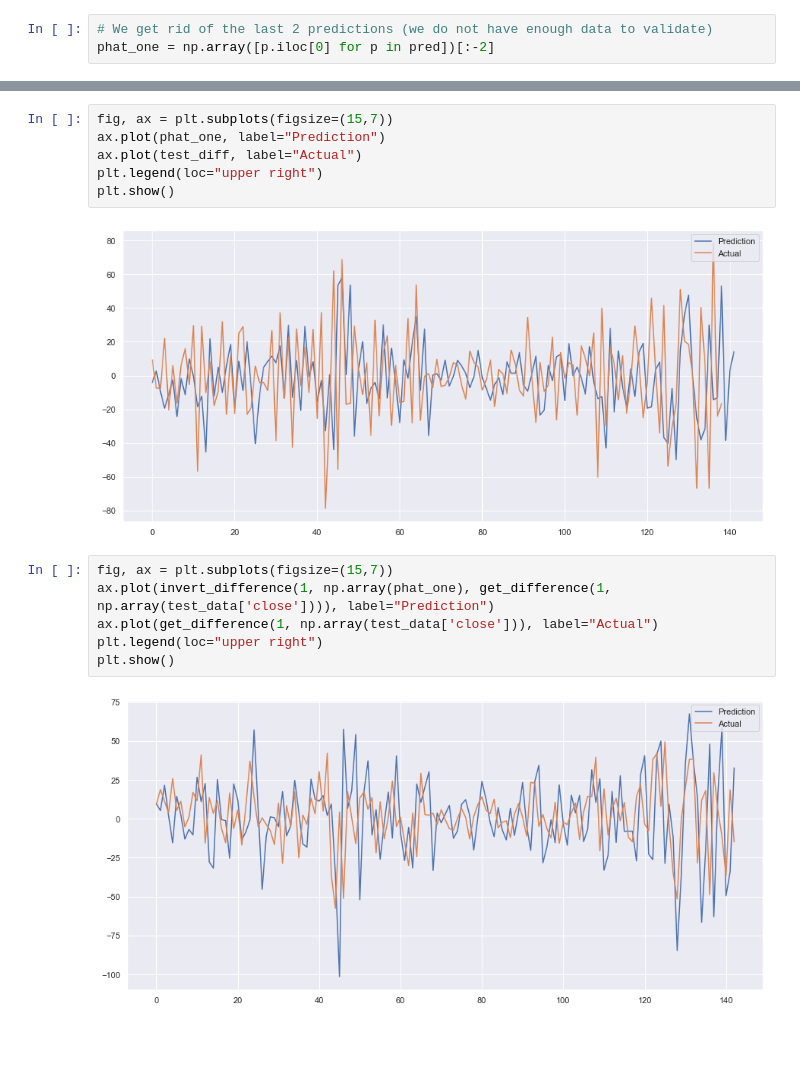
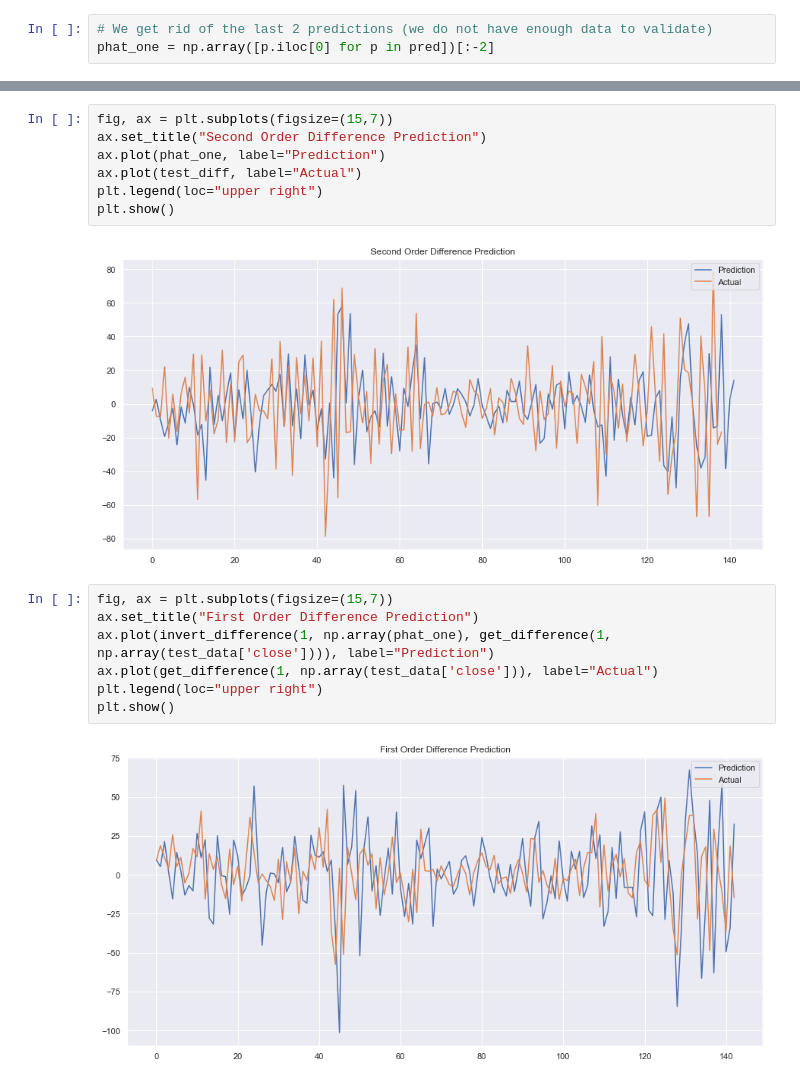
Before and after one commit to leonardosavasta/ethereum_analysis, a Jupyter notebook: DataExploration.ipynb, the cells around one changed output, grey strips where cells are left out. Cells and saved outputs as stored; diff of their text form; blank space fills up the shorter version.

```diff
--- a/DataExploration.ipynb
+++ b/DataExploration.ipynb
@@ -187,18 +210,20 @@ def invert_difference(degree, differences, original):
 # %%
 fig, ax = plt.subplots(figsize=(15,7))
+ax.set_title("Second Order Difference Prediction")
 ax.plot(phat_one, label="Prediction")
 ax.plot(test_diff, label="Actual")
 plt.legend(loc="upper right")
 plt.show()
 # %% [output]
-[figure, old version]
+[figure, new version]
 # %%
 fig, ax = plt.subplots(figsize=(15,7))
+ax.set_title("First Order Difference Prediction")
 ax.plot(invert_difference(1, np.array(phat_one), get_difference(1, np.array(test_data['close']))), label="Prediction")
 ax.plot(get_difference(1, np.array(test_data['close'])), label="Actual")
 plt.legend(loc="upper right")
 plt.show()
 # %% [output]
-[figure, old version]
+[figure, new version]
 # %%
 fig, ax = plt.subplots(figsize=(15,7))
```
Also changed, not shown: parts of 8 cells of this notebook.
